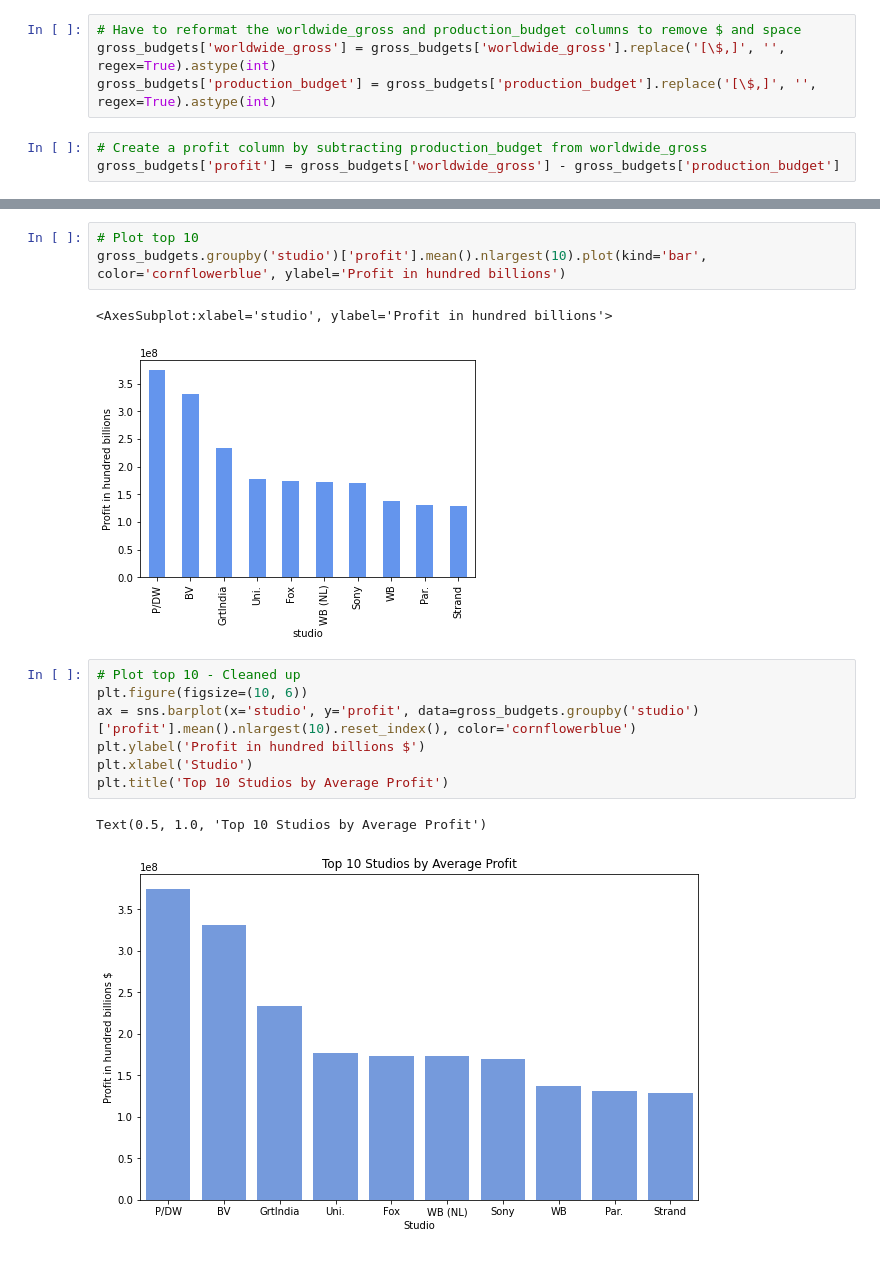
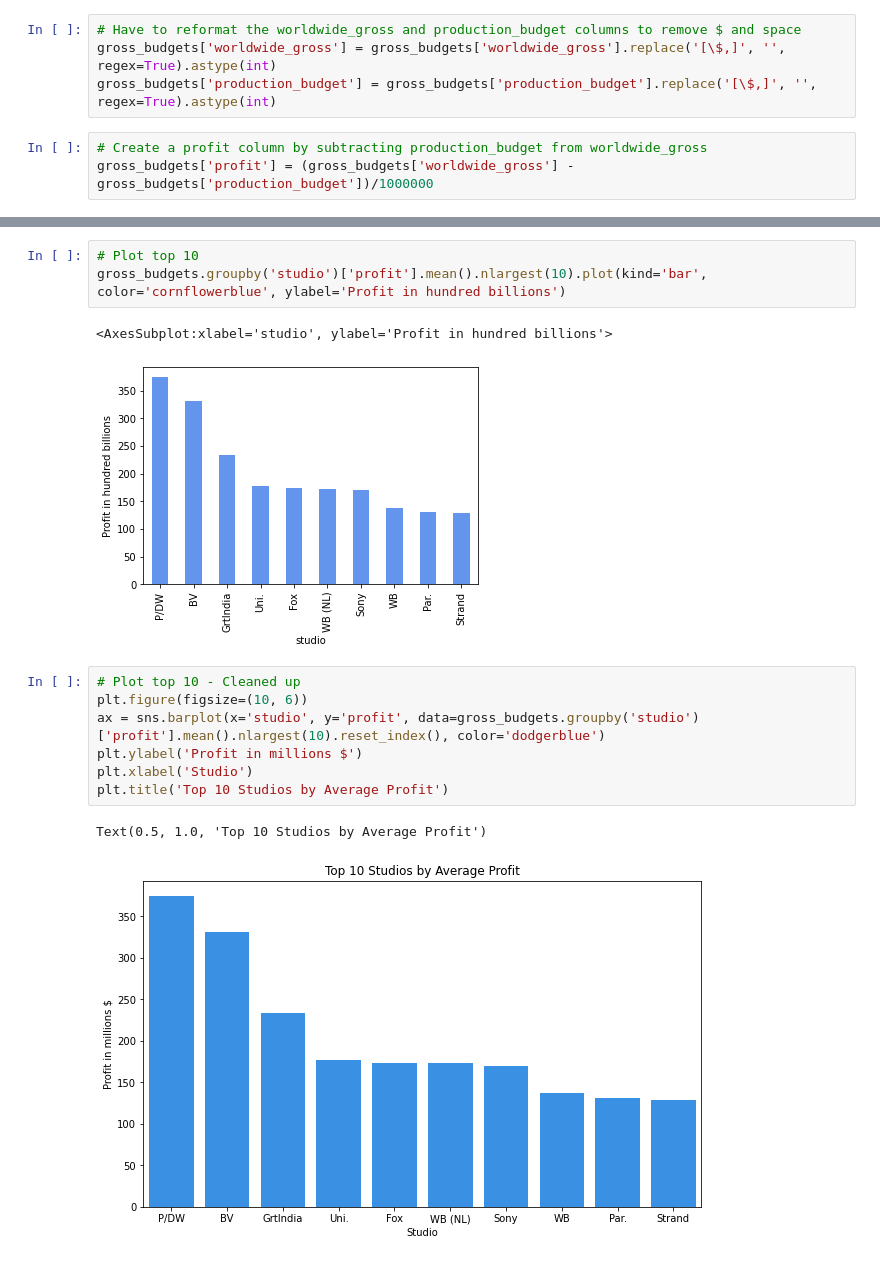
Before and after one commit to cupake01/ai_academy_capstone_project_group4, a Jupyter notebook: notebooks/folder-ryan_lazar/Ryan-Lazar.ipynb, the cells around one changed output, grey strips where cells are left out. Cells and saved outputs as stored; diff of their text form.

Commit message:
pushing updates for visualization

```diff
--- a/notebooks/folder-ryan_lazar/Ryan-Lazar.ipynb
+++ b/notebooks/folder-ryan_lazar/Ryan-Lazar.ipynb
@@ -175,6 +175,6 @@ gross_budgets['worldwide_gross'] = gross_budgets['worldwide_gross'].replace('[\$
 gross_budgets['production_budget'] = gross_budgets['production_budget'].replace('[\$,]', '', regex=True).astype(int)
 # %%
 # Create a profit column by subtracting production_budget from worldwide_gross
-gross_budgets['profit'] = gross_budgets['worldwide_gross'] - gross_budgets['production_budget']
+gross_budgets['profit'] = (gross_budgets['worldwide_gross'] - gross_budgets['production_budget'])/1000000
 # %%
 # Group by studio and set the value to be the average(mean) profit and return top 3
@@ -190,14 +190,14 @@ Name: profit, dtype: float64
 gross_budgets.groupby('studio')['profit'].mean().nlargest(10).plot(kind='bar', color='cornflowerblue', ylabel='Profit in hundred billions')
 # %% [output]
 <AxesSubplot:xlabel='studio', ylabel='Profit in hundred billions'>
-[figure, old version]
+[figure, new version]
 # %%
 # Plot top 10 - Cleaned up
 plt.figure(figsize=(10, 6))
-ax = sns.barplot(x='studio', y='profit', data=gross_budgets.groupby('studio')['profit'].mean().nlargest(10).reset_index(), color='cornflowerblue')
-plt.ylabel('Profit in hundred billions $')
+ax = sns.barplot(x='studio', y='profit', data=gross_budgets.groupby('studio')['profit'].mean().nlargest(10).reset_index(), color='dodgerblue')
+plt.ylabel('Profit in millions $')
 plt.xlabel('Studio')
 plt.title('Top 10 Studios by Average Profit')
 # %% [output]
 Text(0.5, 1.0, 'Top 10 Studios by Average Profit')
-[figure, old version]
+[figure, new version]
```
Also changed, not shown: parts of 7 cells of this notebook.
